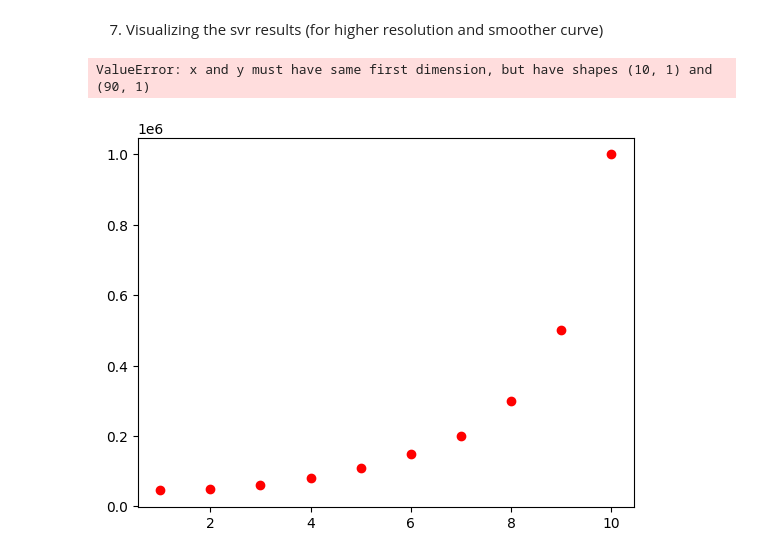
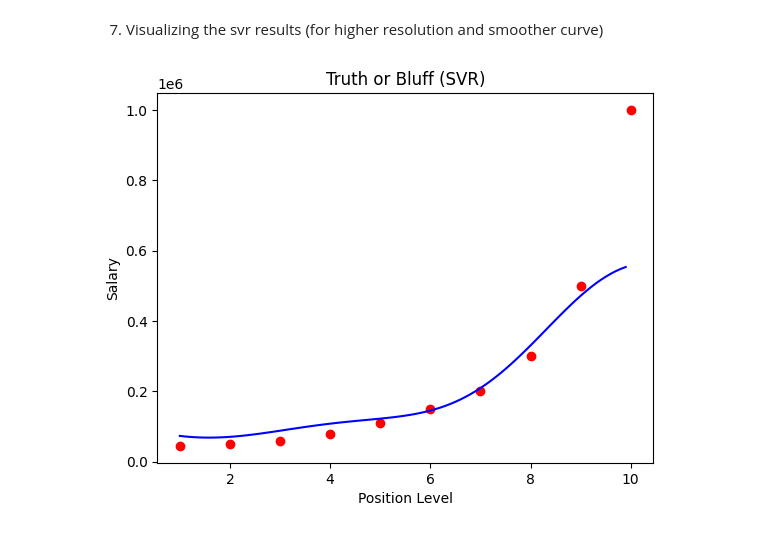
Before and after one commit to Maysha-Khanom-Moon/Machine-Learning-Fundamentals, a Jupyter notebook: part_02/support_vector_regression.ipynb, the cells around one changed output. Saved outputs shown, nothing was run; the diff lists cells and outputs as text; code cells hidden in the pictures.

```diff
--- a/part_02/support_vector_regression.ipynb
+++ b/part_02/support_vector_regression.ipynb
@@ -123,12 +123,11 @@ plt.show()
 # %%
 x_grid = np.arange(min(sc_x.inverse_transform(x)), max(sc_x.inverse_transform(x)), 0.1)
 x_grid = x_grid.reshape(-1, 1)
 plt.scatter(sc_x.inverse_transform(x), sc_y.inverse_transform(y), color='red')
-plt.plot(sc_x.inverse_transform(x), sc_y.inverse_transform(regressor.predict(sc_x.transform(x_grid)).reshape(-1, 1)), color='blue')
+plt.plot(x_grid, sc_y.inverse_transform(regressor.predict(sc_x.transform(x_grid)).reshape(-1, 1)), color='blue')
 plt.title('Truth or Bluff (SVR)')
 plt.xlabel('Position Level')
 plt.ylabel('Salary')
 plt.show()
 # %% [output]
-ValueError: x and y must have same first dimension, but have shapes (10, 1) and (90, 1)
-[figure, old version]
+[figure, new version]
```
Also changed, not shown: 1 other file.
